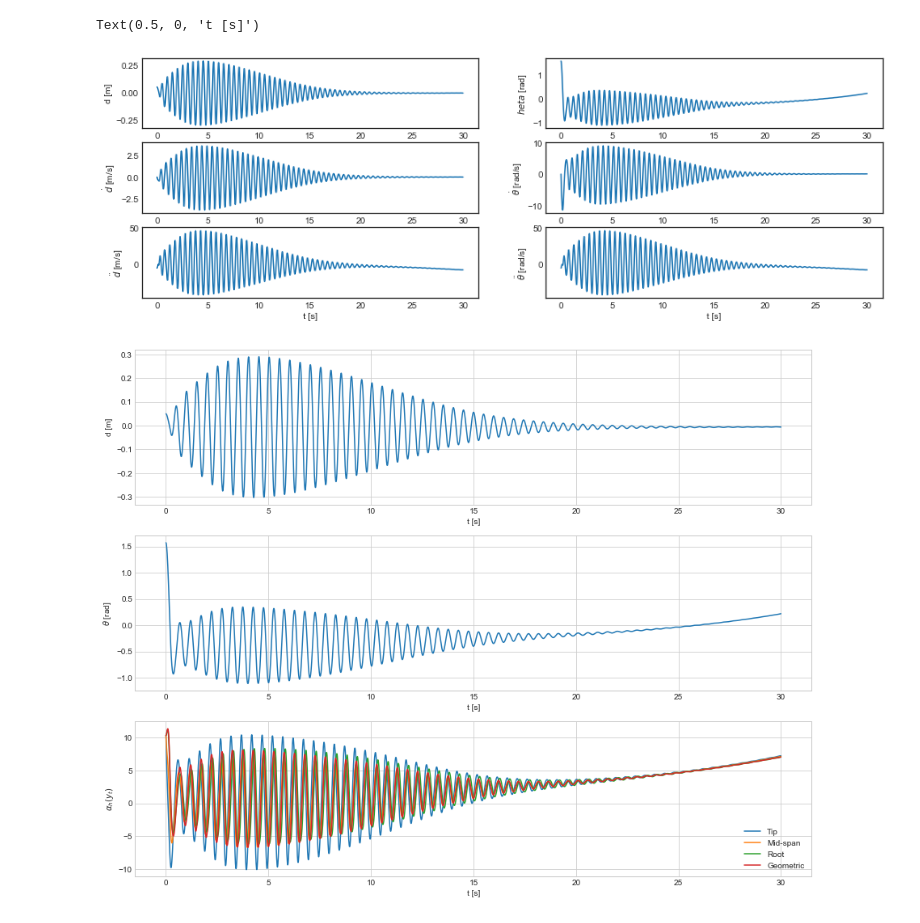
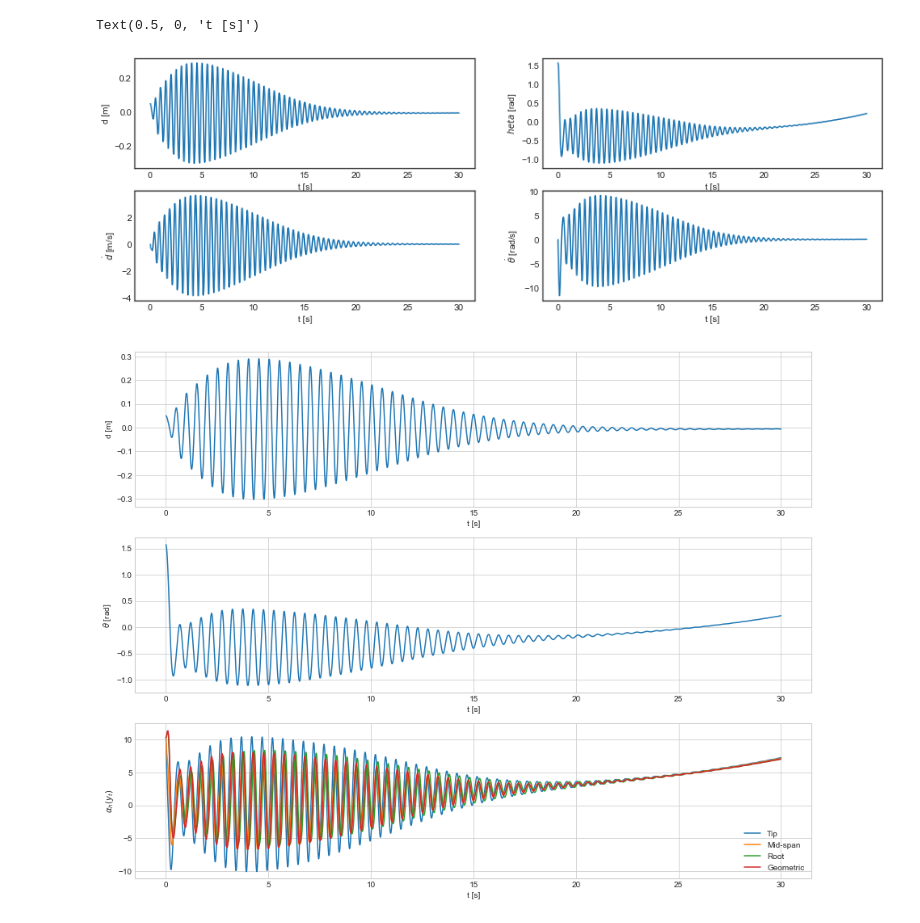
Before and after one commit to fh9g12/FwtModels, a Jupyter notebook: Workbooks/4_NLP-VS_aero_forces/3_Make a more explict test case.ipynb, the cells around one changed output. Drawn from its saved outputs; the diff is of its cells as text; code cells hidden in the pictures.

```diff
--- a/Workbooks/4_NLP-VS_aero_forces/3_Make a more explict test case.ipynb
+++ b/Workbooks/4_NLP-VS_aero_forces/3_Make a more explict test case.ipynb
@@ -28,9 +29,9 @@ fwt_frame = wing_frame.R_x(p.q[0])
 fwt_com_frame = fwt_frame.Translate(0,p.l,0)
 rot = sym.Matrix([p.q[0],0,0])
 
-mw = dof2.RigidElement.PointMass(wing_frame,sym.Matrix([0,0,0]),p.m_w)
-M_fwt = dof2.MassMatrix(p.m,I_xx = p.I_xx)
-m = dof2.RigidElement(fwt_com_frame,rot,M_fwt)
+mw = fm.RigidElement.PointMass(wing_frame,sym.Matrix([0,0,0]),p.m_w)
+M_fwt = fm.MassMatrix(p.m,I_xx = p.I_xx)
+m = fm.RigidElement(fwt_com_frame,rot,M_fwt)
 
 # External Forces
 AeroForces = ams.AeroModelv1(p,fwt_frame,at_mode=1)
@@ -58,55 +59,52 @@ p.alpha_r.value = arfunc
 
 y0 = [np.pi/2,0,0.05,0]
 #y0 = [1.5,0,0.02,0]
-yData = solve_ivp(lambda t,y:sm.deriv(t,y,p),(0,tmax),y0,max_step=dt)
+ts = np.arange(0, tmax+dt, dt)
+
+yData = solve_ivp(lambda t,y:sm.deriv(t,y,p.GetNumericTuple(y,t)),(0,tmax),y0,max_step=dt,t_eval=ts)
 
 # interpolate data onto a uniform time grid
-t = np.arange(0, tmax+dt, 0.01)
-yi = np.zeros((len(t),len(y0)+2)).T
-for i in range(0,len(y0)):
-    yi[i] = np.interp(t,yData.t,yData.y[i])
-for i in range(0,2):
-    yd = sm.deriv(0,yi[:4,:],p)
-    yi[i+4,:] = yd[1]
-    yi[i+4,:] = yd[3]
+
+yi = yData.y
+t = yData.t
 
 plt.style.use('seaborn-white')
 
-fig, axes = plt.subplots(3,2,figsize=(15,5))
+fig, axes = plt.subplots(2,2,figsize=(15,5))
 
 # d plot
 axes[0][0].plot(t,yi[2])
 axes[0][0].set_ylabel('d [m]')
 axes[0][0].set_xlabel('t [s]')
 
 # theta plot
 axes[0][1].plot(t,yi[0])
 axes[0][1].set_ylabel('$\theta$ [rad]')
 axes[0][1].set_xlabel('t [s]')
 
 
 # ddot plot
 axes[1][0].plot(t,yi[3])
 axes[1][0].set_ylabel('$\dot{d}$ [m/s]')
 axes[1][0].set_xlabel('t [s]')
 
 # thetadot plot
 axes[1][1].plot(t,yi[1])
 axes[1][1].set_ylabel(r'$\dot{\theta}$ [rad/s]')
 axes[1][1].set_xlabel('t [s]')
 
 # ddot plot
-axes[2][0].plot(t,yi[4])
-axes[2][0].set_ylabel('$\ddot{d}$ [m/s]')
-axes[2][0].set_xlabel('t [s]')
+#axes[2][0].plot(t,yi[4])
+#axes[2][0].set_ylabel('$\ddot{d}$ [m/s]')
+#axes[2][0].set_xlabel('t [s]')
 
 # thetadot plot
-axes[2][1].plot(t,yi[5])
-axes[2][1].set_ylabel(r'$\ddot{\theta}$ [rad/s]')
-axes[2][1].set_xlabel('t [s]')
+#axes[2][1].plot(t,yi[5])
+#axes[2][1].set_ylabel(r'$\ddot{\theta}$ [rad/s]')
+#axes[2][1].set_xlabel('t [s]')
 # %% [output]
 Text(0.5, 0, 't [s]')
-[figure, old version]
+[figure, new version]
 # %%
 plt.style.use('seaborn-whitegrid')
 #plt.style.use(r'C:\Users\qe19391\OneDrive - University of Bristol\Documents\Projects\FWTD modelling\Styles\presentation.mplstyle')
```
Also changed, not shown: parts of 2 cells of this notebook, 1 other file.
